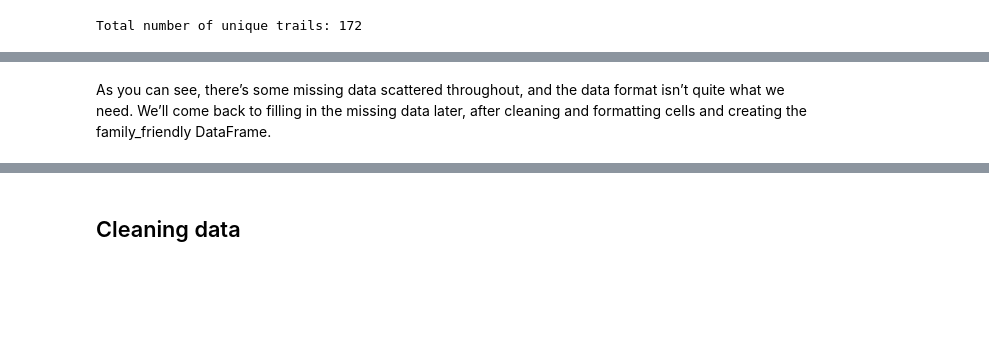
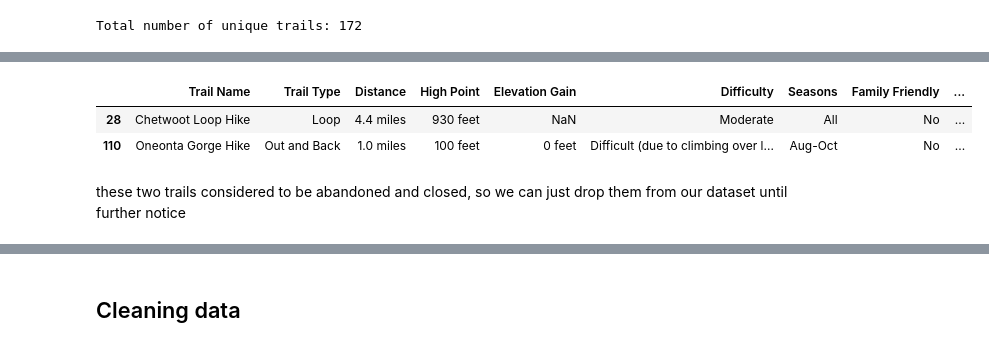
Before and after one commit to katmr27/Project3_Team10, a Jupyter notebook: cleaning_merging_data_Columbia_River_Gorge.ipynb, the cells around one changed output, grey strips where cells are left out. Saved outputs shown, nothing was run; the diff lists cells and outputs as text; code cells hidden in the pictures; blank space fills up the shorter version.

```diff
--- a/cleaning_merging_data_Columbia_River_Gorge.ipynb
+++ b/cleaning_merging_data_Columbia_River_Gorge.ipynb
@@ -66,5 +66,14 @@ Data columns (total 10 columns):
 dtypes: object(10)
 memory usage: 13.6+ KB
 None
-# %% [markdown]
-As you can see, there’s some missing data scattered throughout, and the data format isn’t quite what we need. We’ll come back to filling in the missing data later, after cleaning and formatting cells and creating the family_friendly DataFrame.
+# %%
+all_nan_rows = trails_data[trails_data.isna().any(axis=1)]
+
+# Display the rows with NaN values
+all_nan_rows
+# %% [output]
+|  | Trail Name | Trail Type | Distance | High Point | Elevation Gain | Difficulty | Seasons | Family Friendly | ... |
+| 28 | Chetwoot Loop Hike | Loop | 4.4 miles | 930 feet | NaN | Moderate | All | No | ... |
+| 110 | Oneonta Gorge Hike | Out and Back | 1.0 miles | 100 feet | 0 feet | Difficult (due to climbing over l... | Aug-Oct | No | ... |
+# %% [markdown]
+these two trails considered to be abandoned and closed, so we can just drop them from our dataset until further notice
```
Also changed, not shown: parts of 26 cells of this notebook, 8 other files.
